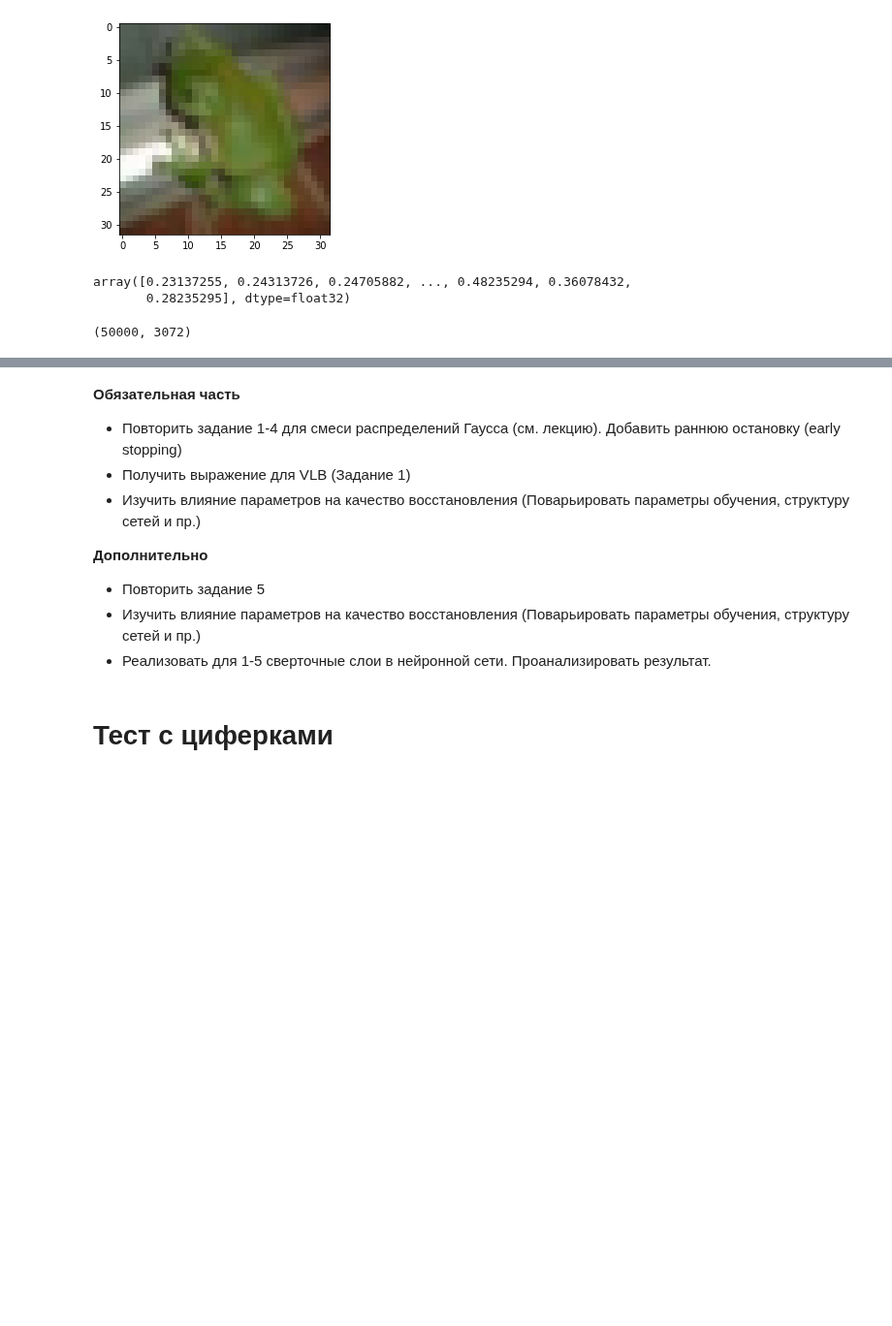
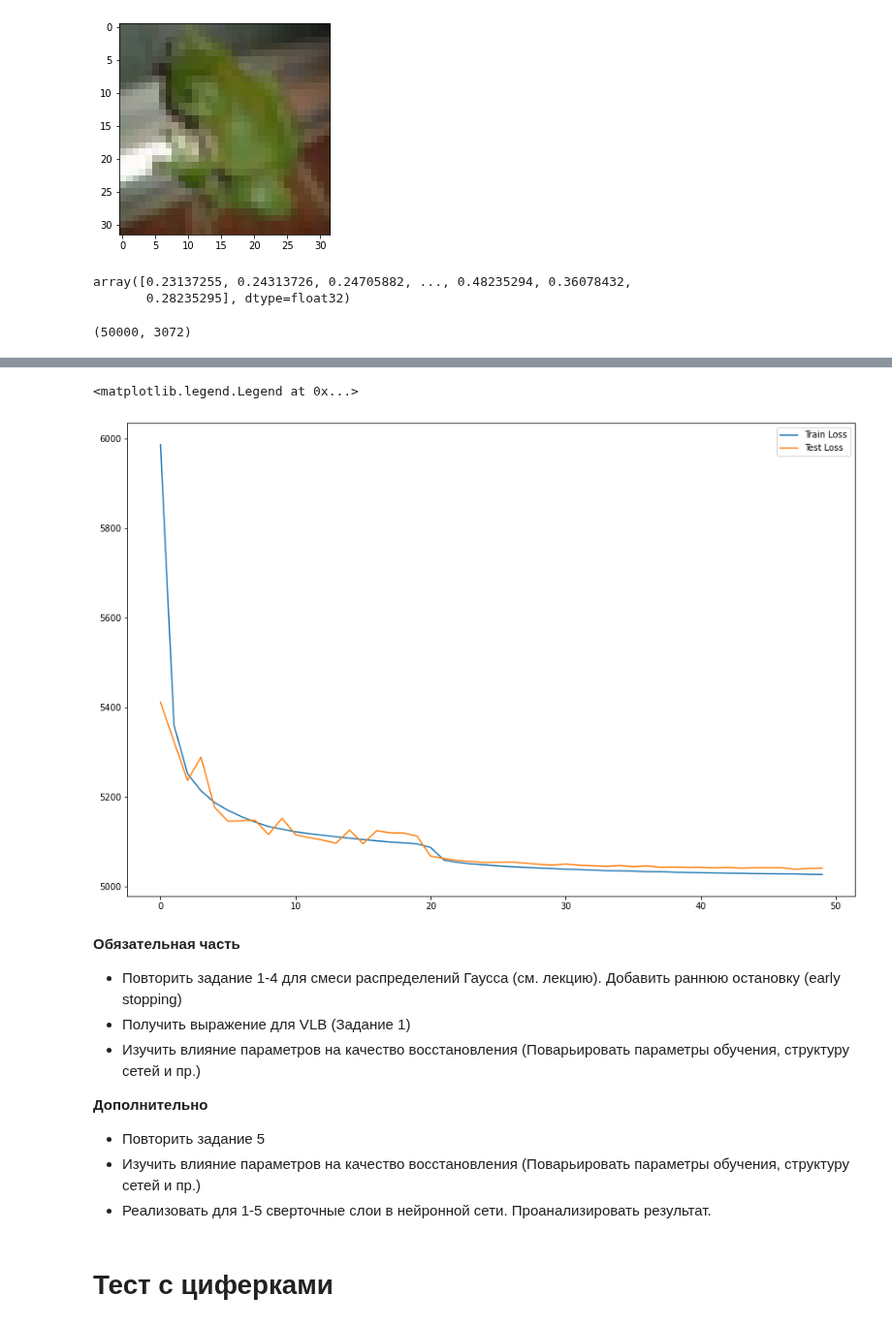
Before and after one commit to JacKira/BayesMethods, a Jupyter notebook: Lab/lr2_.ipynb, the cells around one changed output, grey strips where cells are left out. Shown at 97% size. Cells and saved outputs as stored; diff of their text form; code cells hidden in the pictures; blank space fills up the shorter version.

```diff
--- a/Lab/lr2_.ipynb
+++ b/Lab/lr2_.ipynb
@@ -630,10 +631,12 @@ def vlb_binomial(x, x_decoded_mean,  x_decoded_var, t_mean, t_log_var):
 
     two_pi = tf.constant(2.0 * np.pi)
     #log_p = tf.keras.losses.binary_crossentropy(x, x_decoded_mean)
-    log_p = -number_of_pixels/ 2.0 * tf.math.log(two_pi * tf.math.pow(x_decoded_var, 2.0) + 1e-6) -  tf.math.reduce_euclidean_norm(x_decoded_mean - x, axis=0) / (2.0 * tf.math.pow(x_decoded_var, 2.0)  + 1.0 * 1e-6)
+    #log_p = -number_of_pixels/ 2.0 * tf.math.log(two_pi * tf.math.pow(x_decoded_var, 2.0) + 1e-6) -  tf.math.reduce_euclidean_norm(x_decoded_mean - x, axis=0) / (2.0 * tf.math.pow(x_decoded_var, 2.0)  + 1.0 * 1e-6)
+    log_p = -0.5 * (tf.math.log(two_pi * tf.math.pow(x_decoded_var, 2.0) + 1e-6) +  tf.math.divide_no_nan(tf.math.reduce_euclidean_norm(x_decoded_mean - x, axis=0) , tf.math.pow(x_decoded_var, 2.0)))
     log_p = tf.reduce_sum(log_p, axis=1)
 
-    result = tf.reduce_mean(number_of_pixels*log_p - kl)
+    #result = tf.reduce_mean(number_of_pixels*log_p - kl)
+    result = tf.reduce_mean(log_p - kl)
 
     print("batch_size = {}, number_of_pixels = {} kl_size = {}".format(batch_size, number_of_pixels, kl.shape))
     return -result
@@ -653,0 +643,4 @@ batch_size = 10000, number_of_pixels = 3072 kl_size = (10000,)
+# %%
+loss = vlb_binomial(x, x_decoded_mean, x_decoded_var, t_mean, t_log_var)
+vae = Model(x, x_decoded_mean)
+tf.keras.utils.plot_model(vae)
@@ -732,0 +699,20 @@ plt.show()
+# %%
+del vae
+
+loss = vlb_binomial(x, x_decoded_mean, x_decoded_var, t_mean, t_log_var)
+vae = Model(x, x_decoded_mean)
+
+
+vae.compile(optimizer=tf.keras.optimizers.Adam(learning_rate=0.001, beta_1=0.9, beta_2=0.999, epsilon=1e-07,\
+                amsgrad=False, name='Adam'), loss=lambda x, y: loss)
+
+save_filepath = '/tmp_cifar/checkpoint'
+vae.load_weights(save_filepath)
+hist2 = vae.fit(x=[x_train_, y_train],
+                y=x_train_,
+                shuffle=True,
+                epochs=30,
+                batch_size=batch_size,
+                validation_data=([x_test_, y_test], x_test_), verbose=1, callbacks = [tf.keras.callbacks.EarlyStopping(monitor='loss', mode = "min", verbose = 1, patience = 5)
+                                                                                      , tf.keras.callbacks.ModelCheckpoint(filepath = save_filepath, monitor = 'val_loss', mode = 'min', verbose = 1, save_best_only=True)])
+vae.load_weights(save_filepath)
@@ -733,3 +764,19 @@ plt.show()
+# %%
+fig, ax = plt.subplots(figsize = (15, 10))
+
+
+train_loss = np.concatenate([hist.history['loss'], hist2.history['loss']])
+
+plt.plot(train_loss, label = 'Train Loss')
+
+
+test_loss = np.concatenate([hist.history['val_loss'], hist2.history['val_loss']])
+
+plt.plot(test_loss, label = 'Test Loss')
+plt.legend()
+# %% [output]
+<matplotlib.legend.Legend at 0x...>
+[figure, added]
 # %% [markdown]
 **Обязательная часть**
 * Повторить задание 1-4 для смеси распределений Гаусса (см. лекцию). Добавить раннюю остановку (early stopping)
```
Also changed, not shown: parts of 13 cells of this notebook.
